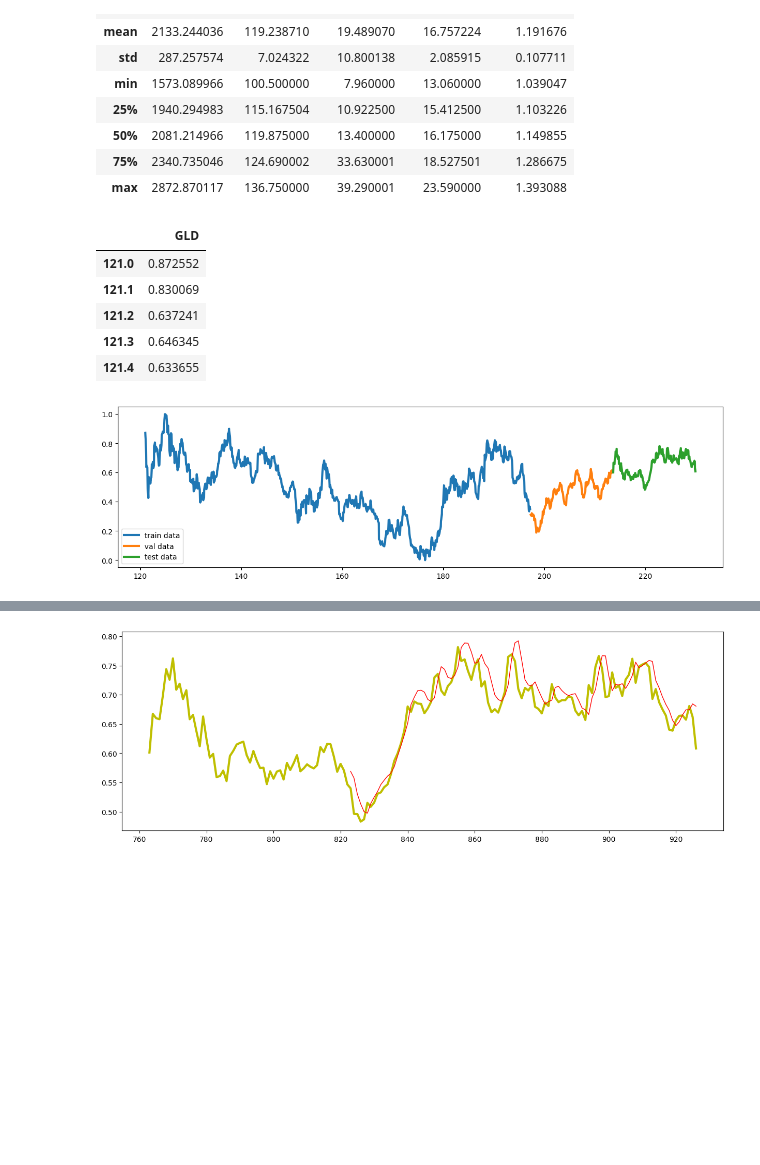
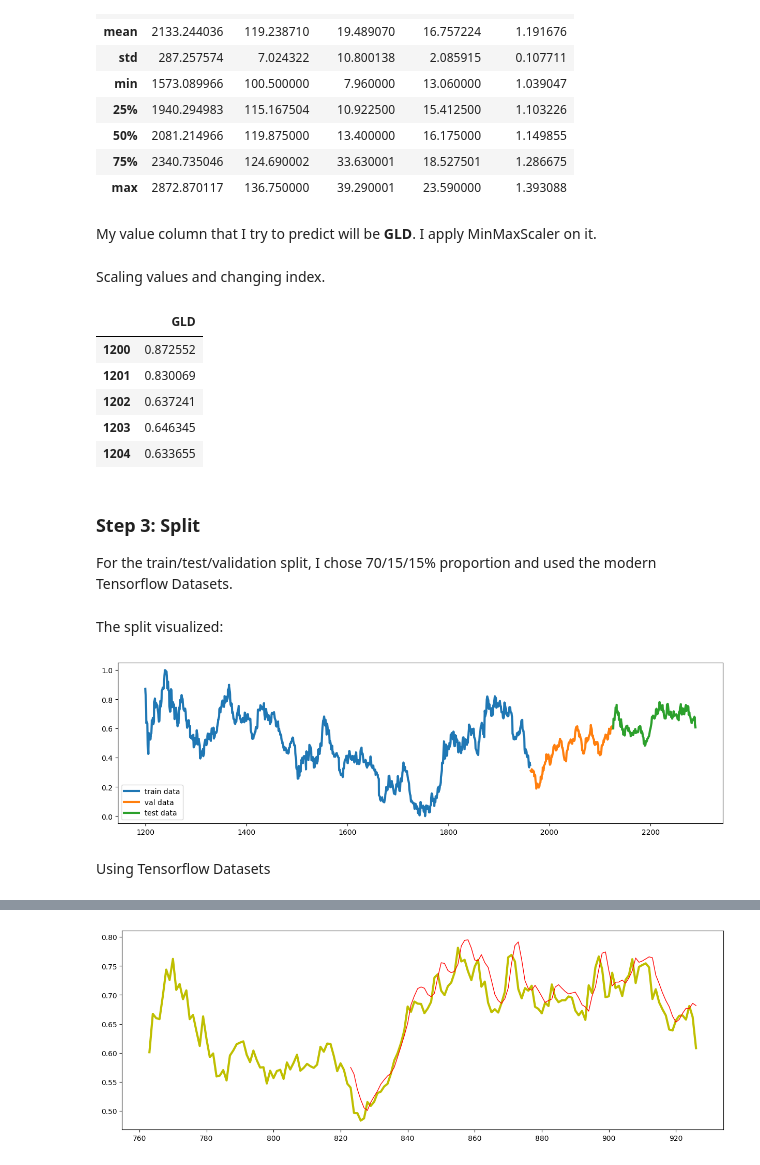
Before and after one commit to FabianZsolt/deeplearning, a Jupyter notebook: Assignments/Exercise project 4 – RNN - LSTM for time series forecasting/Exercise project 4 – RNN - LSTM for time series forecasting.ipynb, the cells around one changed output, grey strips where cells are left out. Cells and saved outputs as stored; diff of their text form; code cells hidden in the pictures; blank space fills up the shorter version.

```diff
--- a/Assignments/Exercise project 4 – RNN - LSTM for time series forecasting/Exercise project 4 – RNN - LSTM for time series forecasting.ipynb
+++ b/Assignments/Exercise project 4 – RNN - LSTM for time series forecasting/Exercise project 4 – RNN - LSTM for time series forecasting.ipynb
@@ -51,4 +62,6 @@ df.describe()
 | 50% | 2081.214966 | 119.875000 | 13.400000 | 16.175000 | 1.149855 |
 | 75% | 2340.735046 | 124.690002 | 33.630001 | 18.527501 | 1.286675 |
 | max | 2872.870117 | 136.750000 | 39.290001 | 23.590000 | 1.393088 |
+# %% [markdown]
+My value column that I try to predict will be **GLD**. I apply MinMaxScaler on it.
 # %%
@@ -60,17 +72,21 @@ value_column = "GLD"  # vagy ami az idősorod oszlopa
+# %% [markdown]
+Scaling values and changing index.
 # %%
 scaler = MinMaxScaler()
 df[[value_column]] = scaler.fit_transform(df[[value_column]])
 
 # as weird as it sounds, scaling the index/sequence number also
 # to be a decimal might affect the performance of the network
 df = df[[value_column]]
-df.index = df.index * 0.1 + 1
 df.head()
 # %% [output]
 |  | GLD |
-| 121.0 | 0.872552 |
-| 121.1 | 0.830069 |
-| 121.2 | 0.637241 |
-| 121.3 | 0.646345 |
-| 121.4 | 0.633655 |
+| 1200 | 0.872552 |
+| 1201 | 0.830069 |
+| 1202 | 0.637241 |
+| 1203 | 0.646345 |
+| 1204 | 0.633655 |
+# %% [markdown]
+### **Step 3:** Split
+For the train/test/validation split, I chose 70/15/15% proportion and used the modern Tensorflow Datasets.
 # %%
@@ -106,6 +120,8 @@ n_features = 1
 train_series = y_train.reshape((len(y_train), n_features))
 test_series  = y_test.reshape((len(y_test), n_features))
 val_series = y_val.reshape((len(y_val), n_features))
+# %% [markdown]
+The split visualized:
 # %%
 
 fig, ax = plt.subplots(1, 1, figsize=(15, 4))
@@ -115,7 +131,9 @@ ax.plot(X_test, y_test,  lw=3, label='test data')
 ax.legend(loc="lower left")
 plt.show()
 # %% [output]
-[figure, old version]
+[figure, new version]
+# %% [markdown]
+Using Tensorflow Datasets
 # %%
 from tensorflow.keras.utils import timeseries_dataset_from_array
 
```
Also changed, not shown: parts of 23 cells of this notebook, 1 other file.
